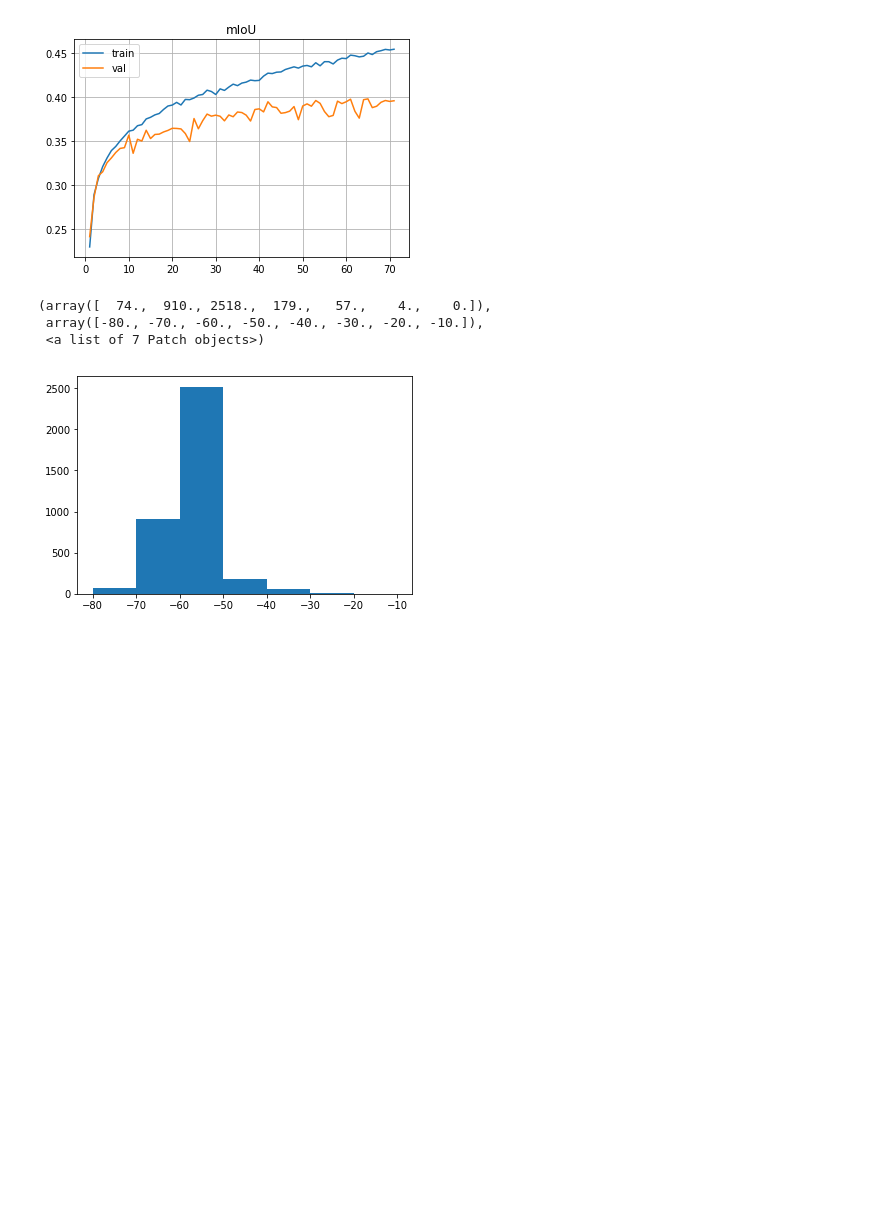
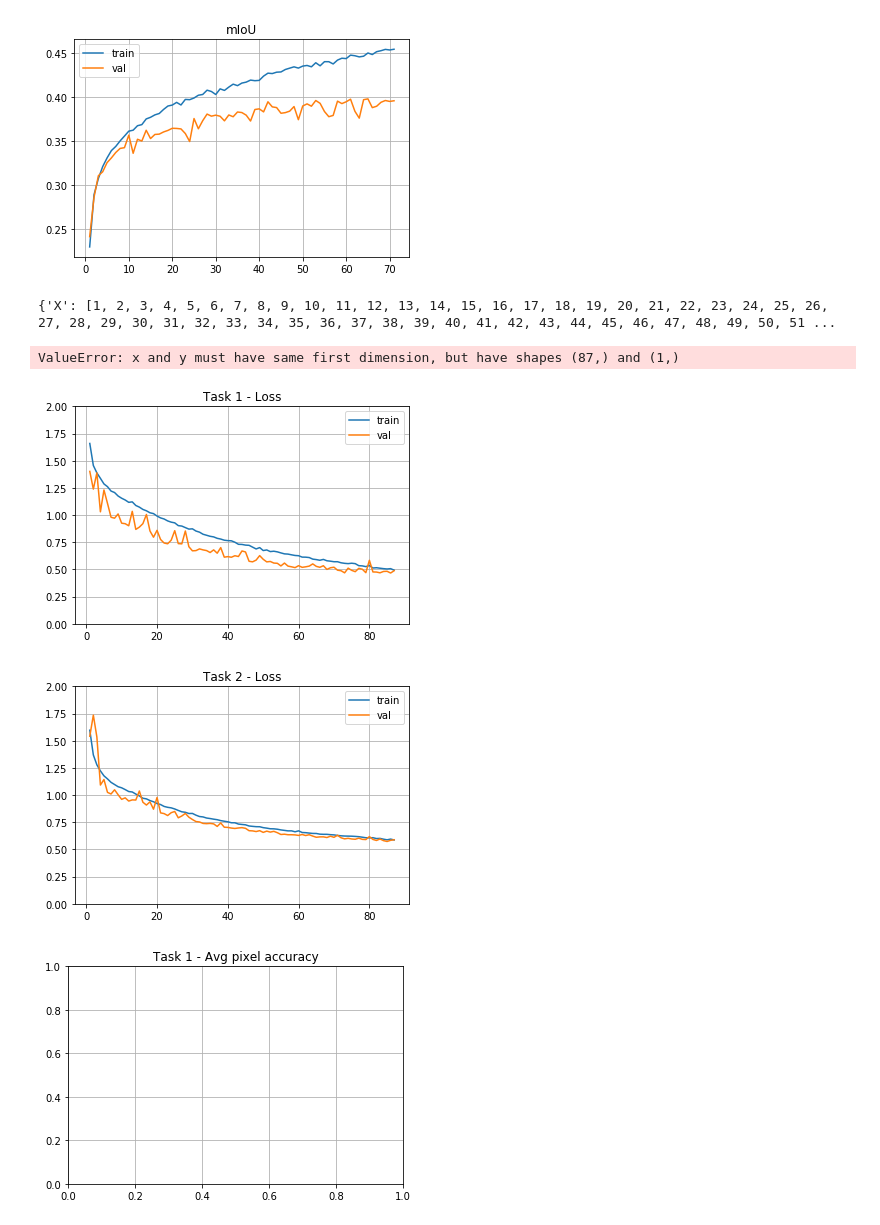
Before and after one commit to wenliangdai/msc-project, a Jupyter notebook: visualisation.ipynb, the cells around one changed output. Cells and saved outputs as stored; diff of their text form; code cells hidden in the pictures; blank space fills up the shorter version.

```diff
--- a/visualisation.ipynb
+++ b/visualisation.ipynb
@@ -78,7 +165,8 @@ data = [-57, -53, -54, -57, -58, -64, -76, -73, -66, -68, -68, -68, -71, -71, -7
-# %%
-plt.hist(data, range=[-80,-10], bins=7)
-# %% [output]
-(array([  74.,  910., 2518.,  179.,   57.,    4.,    0.]),
- array([-80., -70., -60., -50., -40., -30., -20., -10.]),
- <a list of 7 Patch objects>)
-[figure, removed]
+# %%
+draw_multi('results_sunet64_multi_sbd_lip', loss_range=[0,2])
+# %% [output]
+{'X': [1, 2, 3, 4, 5, 6, 7, 8, 9, 10, 11, 12, 13, 14, 15, 16, 17, 18, 19, 20, 21, 22, 23, 24, 25, 26, 27, 28, 29, 30, 31, 32, 33, 34, 35, 36, 37, 38, 39, 40, 41, 42, 43, 44, 45, 46, 47, 48, 49, 50, 51 ...
+ValueError: x and y must have same first dimension, but have shapes (87,) and (1,)
+[figure, added]
+[figure, added]
+[figure, added]
```
Also changed, not shown: parts of 5 cells of this notebook, 2 other files.
